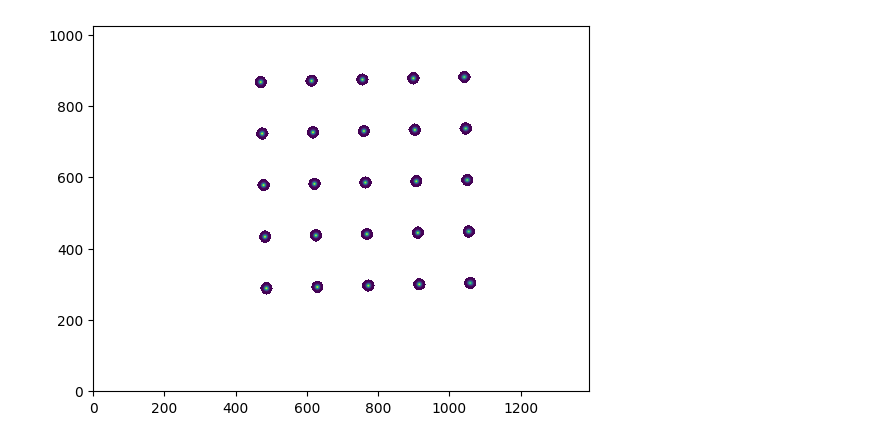
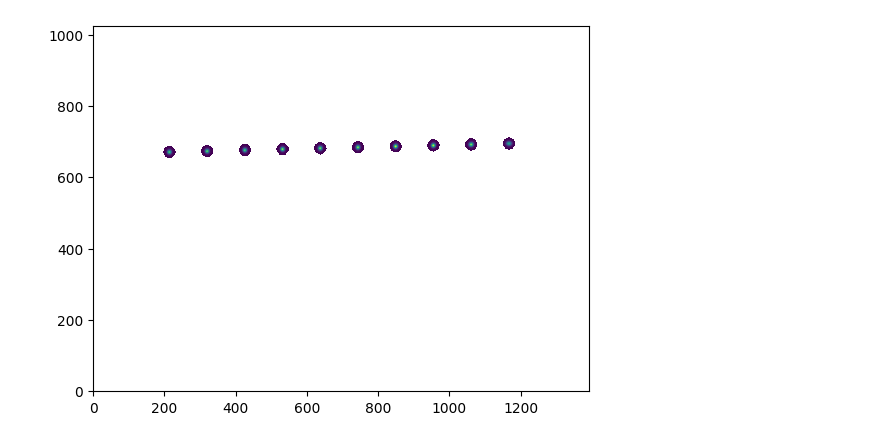
Before and after one commit to light-scattering-iogs/caqtus, a Jupyter notebook: devices/tweezer_arranger/aod_tweezer_arranger.utilities/aod_tweezer_arranger/utilities/homogenize.ipynb, the cells around one changed output. Cells and saved outputs as stored; diff of their text form; code cells hidden in the pictures.

```diff
--- a/devices/tweezer_arranger/aod_tweezer_arranger.utilities/aod_tweezer_arranger/utilities/homogenize.ipynb
+++ b/devices/tweezer_arranger/aod_tweezer_arranger.utilities/aod_tweezer_arranger/utilities/homogenize.ipynb
@@ -33,15 +33,15 @@ plt.colorbar()
 # %%
-n_rows=5
-n_cols=5
+n_rows=1
+n_cols=10
 m = GridSpotAnalyzer(n_rows, n_cols)
 im = m.register_regions_of_interest(picture, relative_threshold=0.27, radius=20)
 
 plt.figure()
 plt.imshow(im.T, origin="lower")
 
 intensities = m.compute_intensity_matrix(picture)
 # %% [output]
-[figure, old version]
+[figure, new version]
 # %%
 (np.max(intensities) - np.min(intensities)) / np.mean(intensities) * 1e2
 # %% [output]
```
Also changed, not shown: parts of 6 cells of this notebook, 5 other files.
